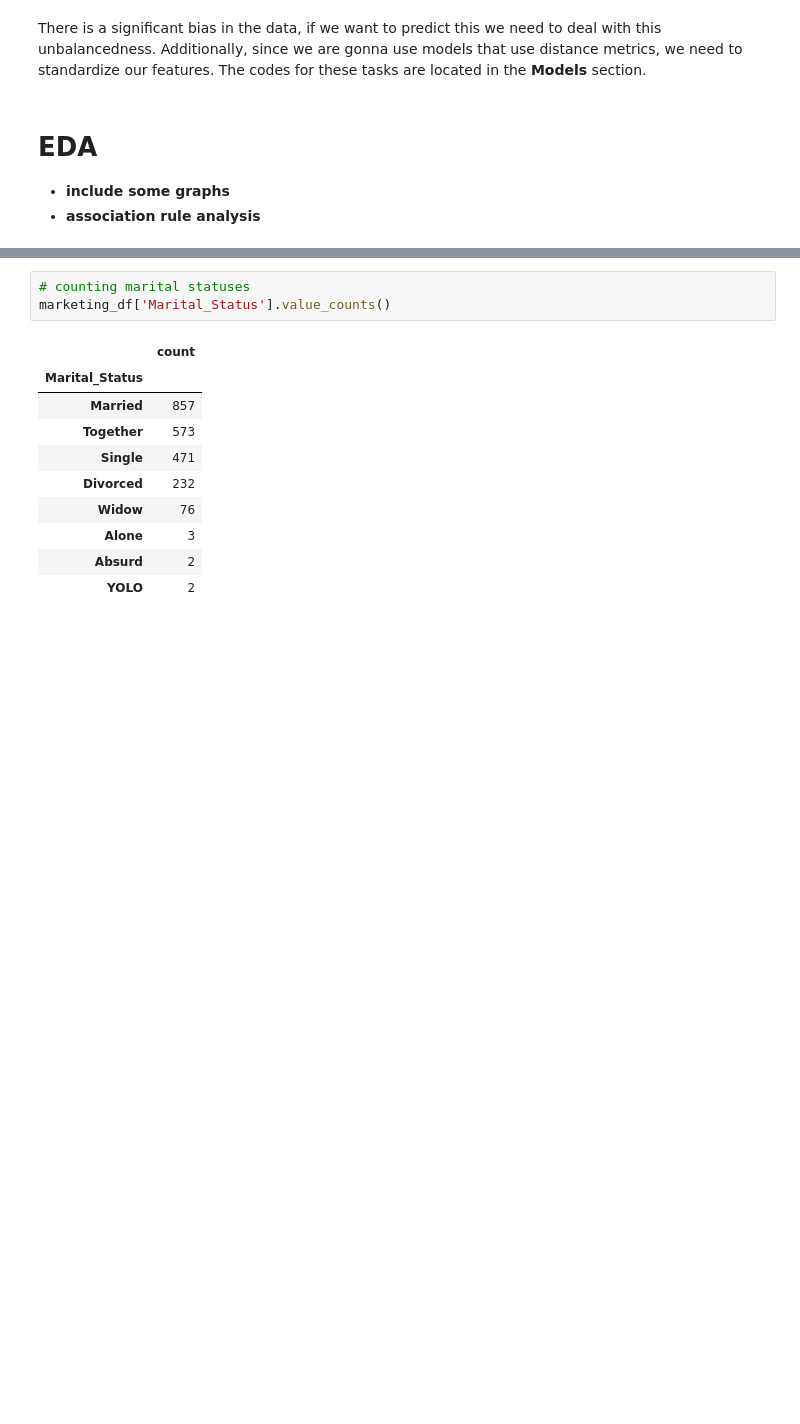
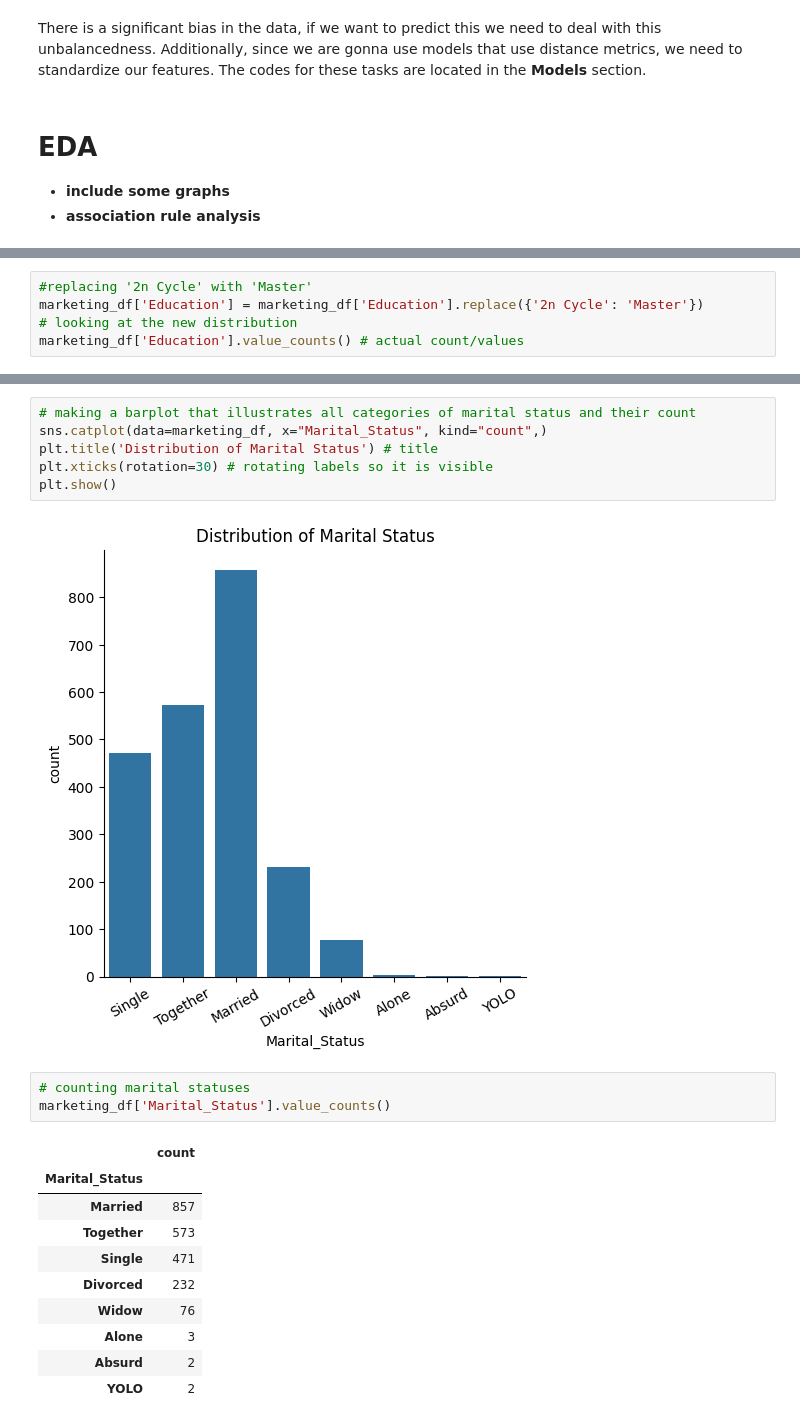
Before and after one commit to kimvkemenade/DM_team16, a Jupyter notebook: DM_Assignment_2.ipynb, the cells around one changed output, grey strips where cells are left out. Saved outputs shown, nothing was run; the diff lists cells and outputs as text; blank space fills up the shorter version.

```diff
--- a/DM_Assignment_2.ipynb
+++ b/DM_Assignment_2.ipynb
@@ -275,0 +264,5 @@ sns.catplot(data=marketing_df, x="Marital_Status", kind="count",)
+# %%
+#replacing '2n Cycle' with 'Master'
+marketing_df['Education'] = marketing_df['Education'].replace({'2n Cycle': 'Master'})
+# looking at the new distribution
+marketing_df['Education'].value_counts() # actual count/values
@@ -276,3 +277,11 @@ sns.catplot(data=marketing_df, x="Marital_Status", kind="count",)
+# %%
+# making a barplot that illustrates all categories of marital status and their count
+sns.catplot(data=marketing_df, x="Marital_Status", kind="count",)
+plt.title('Distribution of Marital Status') # title
+plt.xticks(rotation=30) # rotating labels so it is visible
+plt.show()
+# %% [output]
+[figure, added]
 # %%
 # counting marital statuses
 marketing_df['Marital_Status'].value_counts()
```
Also changed, not shown: parts of 7 cells of this notebook.
